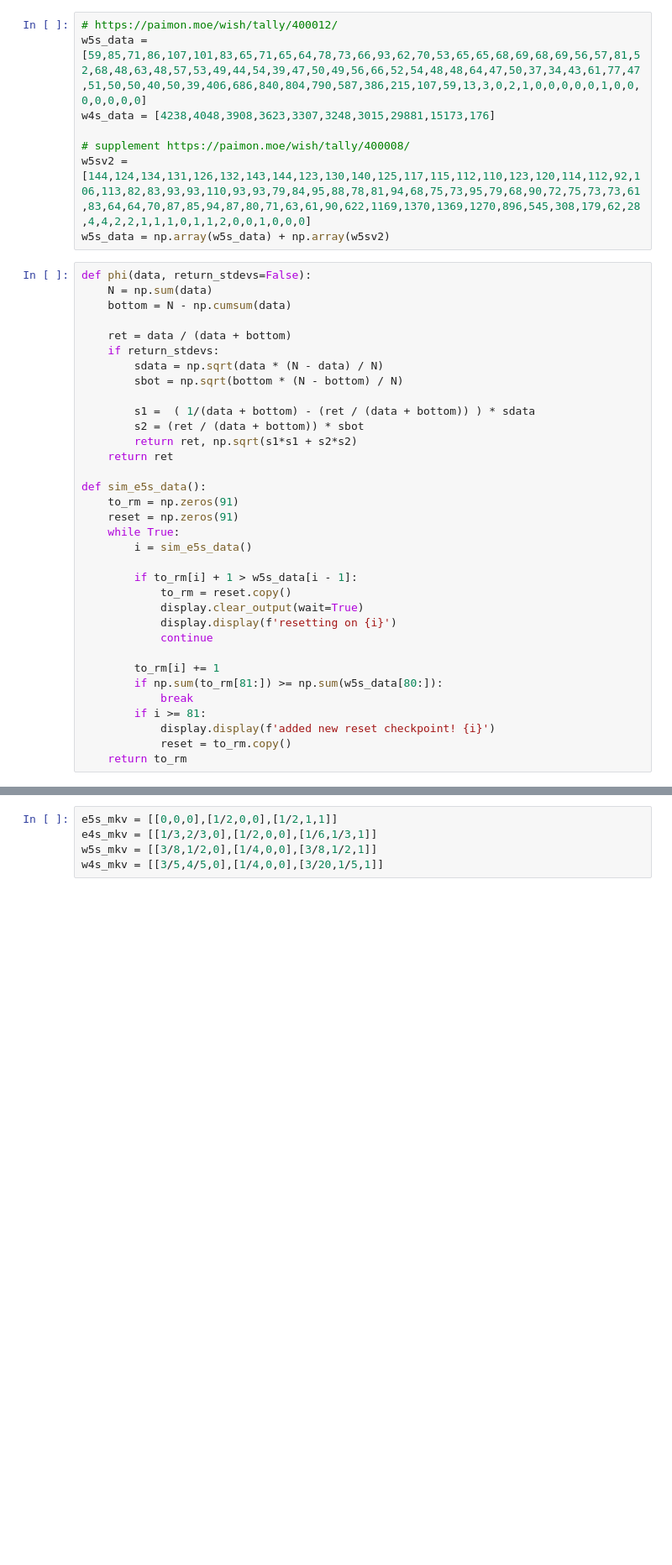
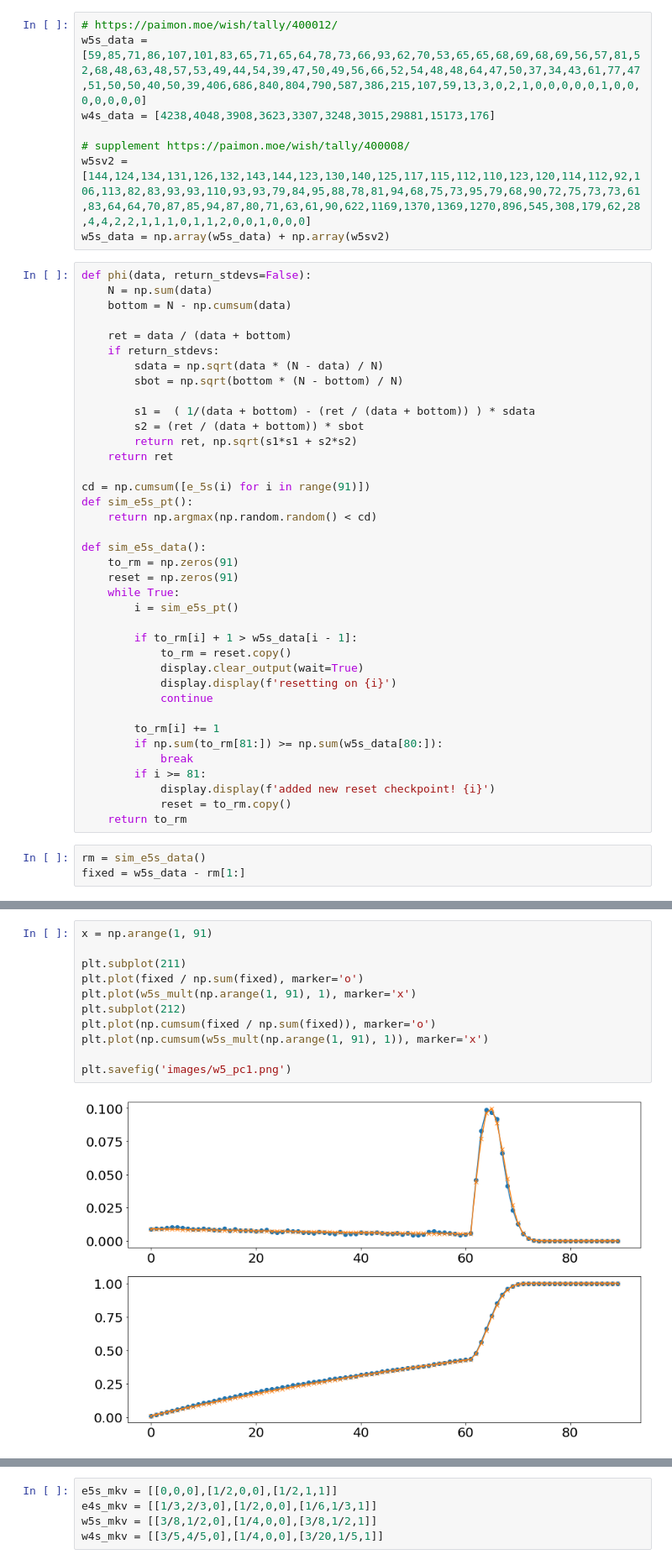
Before and after one commit to tooflesswulf/GenshinWishStats, a Jupyter notebook: wish_plots.ipynb, the cells around one changed output, grey strips where cells are left out. Shown at 84% size. Drawn from its saved outputs; the diff is of its cells as text; blank space fills up the shorter version.

```diff
--- a/wish_plots.ipynb
+++ b/wish_plots.ipynb
@@ -44,11 +44,15 @@ def phi(data, return_stdevs=False):
         return ret, np.sqrt(s1*s1 + s2*s2)
     return ret
 
+cd = np.cumsum([e_5s(i) for i in range(91)])
+def sim_e5s_pt():
+    return np.argmax(np.random.random() < cd)
+
 def sim_e5s_data():
     to_rm = np.zeros(91)
     reset = np.zeros(91)
     while True:
-        i = sim_e5s_data()
+        i = sim_e5s_pt()
 
         if to_rm[i] + 1 > w5s_data[i - 1]:
             to_rm = reset.copy()
@@ -63,3 +67,6 @@ def sim_e5s_data():
             display.display(f'added new reset checkpoint! {i}')
             reset = to_rm.copy()
     return to_rm
+# %%
+rm = sim_e5s_data()
+fixed = w5s_data - rm[1:]
@@ -66 +75,14 @@ def sim_e5s_data():
+# %%
+x = np.arange(1, 91)
+
+plt.subplot(211)
+plt.plot(fixed / np.sum(fixed), marker='o')
+plt.plot(w5s_mult(np.arange(1, 91), 1), marker='x')
+plt.subplot(212)
+plt.plot(np.cumsum(fixed / np.sum(fixed)), marker='o')
+plt.plot(np.cumsum(w5s_mult(np.arange(1, 91), 1)), marker='x')
+
+plt.savefig('images/w5_pc1.png')
+# %% [output]
+[figure, added]
 # %%
```
Also changed, not shown: parts of 24 cells of this notebook, 1 other file.
